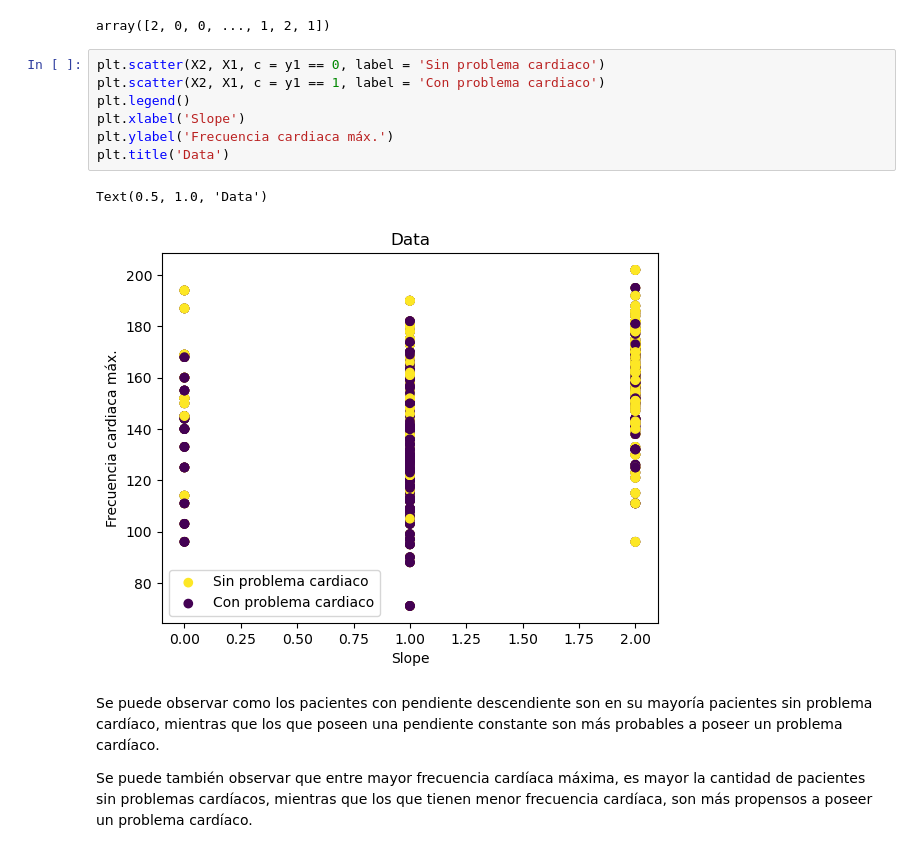
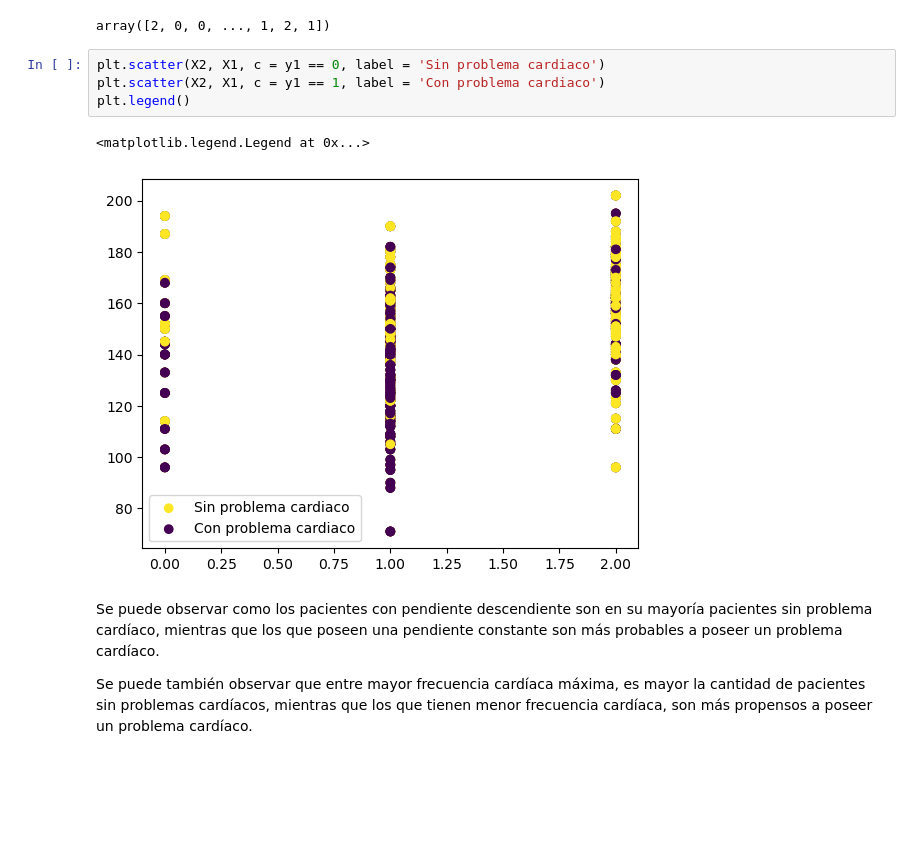
Before and after one commit to EstebanGomezVal/iteso-data-analytics, a Jupyter notebook: notebooks/proyecto.ipynb, the cells around one changed output. Cells and saved outputs as stored; diff of their text form; blank space fills up the shorter version.

```diff
--- a/notebooks/proyecto.ipynb
+++ b/notebooks/proyecto.ipynb
@@ -577,13 +579,10 @@ array([2, 0, 0, ..., 1, 2, 1])
 # %%
 plt.scatter(X2, X1, c = y1 == 0, label = 'Sin problema cardiaco')
 plt.scatter(X2, X1, c = y1 == 1, label = 'Con problema cardiaco')
 plt.legend()
-plt.xlabel('Slope')
-plt.ylabel('Frecuencia cardiaca máx.')
-plt.title('Data')
 # %% [output]
-Text(0.5, 1.0, 'Data')
+<matplotlib.legend.Legend at 0x...>
-[figure, old version]
+[figure, new version]
 # %% [markdown]
 Se puede observar como los pacientes con pendiente descendiente son en su mayoría pacientes sin problema cardíaco, mientras que los que poseen una pendiente constante son más probables a poseer un problema cardíaco.
 
```
Also changed, not shown: parts of 19 cells of this notebook.
